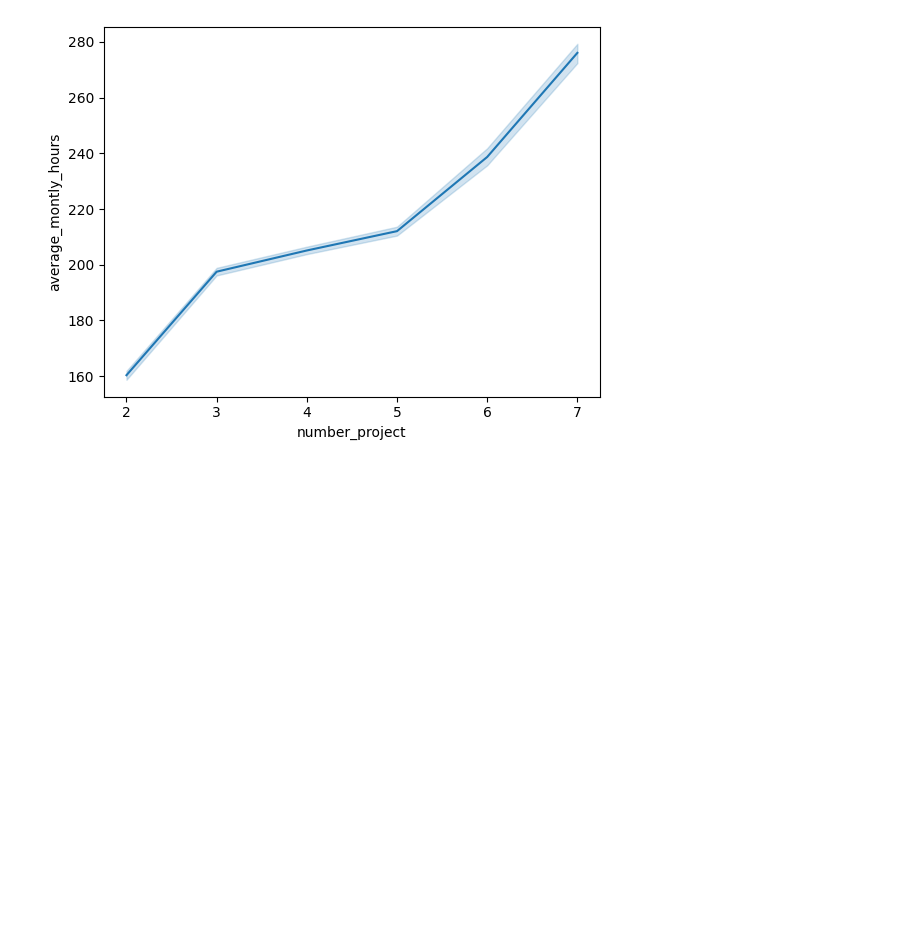
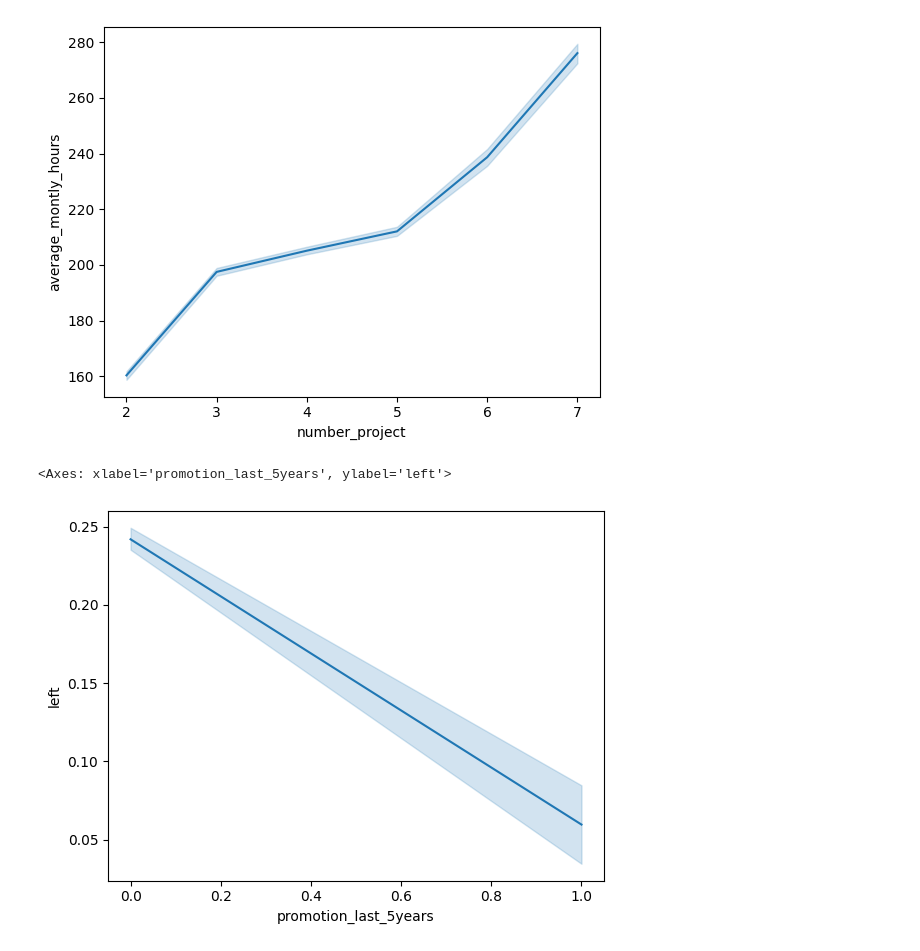
Before and after one commit to RakshitYadav09/Python-Practice, a Jupyter notebook: sea.ipynb, the cells around one changed output. Drawn from its saved outputs; the diff is of its cells as text; code cells hidden in the pictures; blank space fills up the shorter version.

Commit message:
line plot

```diff
--- a/sea.ipynb
+++ b/sea.ipynb
@@ -118,3 +117,8 @@ sns.lineplot(x='number_project', y='average_montly_hours', data=df)
 # %% [output]
 <Axes: xlabel='number_project', ylabel='average_montly_hours'>
 [figure]
+# %%
+sns.lineplot(x = 'promotion_last_5years', y = 'left', data = df)
+# %% [output]
+<Axes: xlabel='promotion_last_5years', ylabel='left'>
+[figure, added]
```
Also changed, not shown: parts of 4 cells of this notebook.
